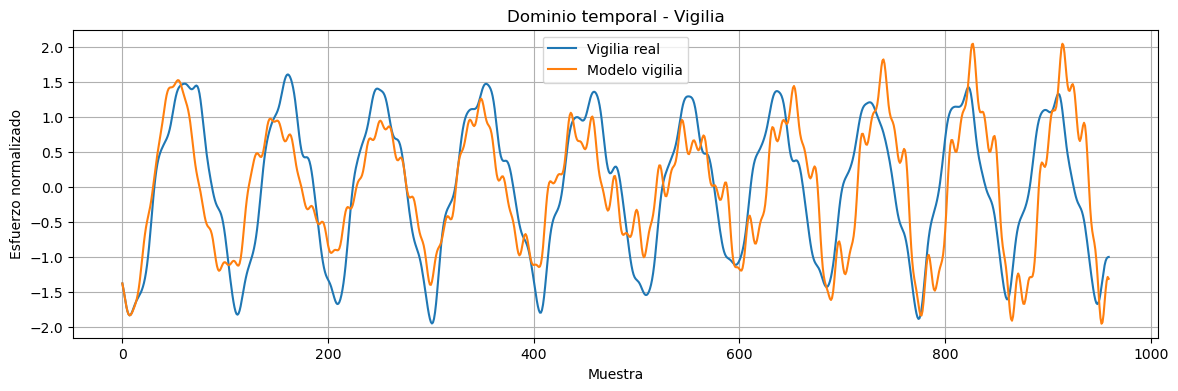
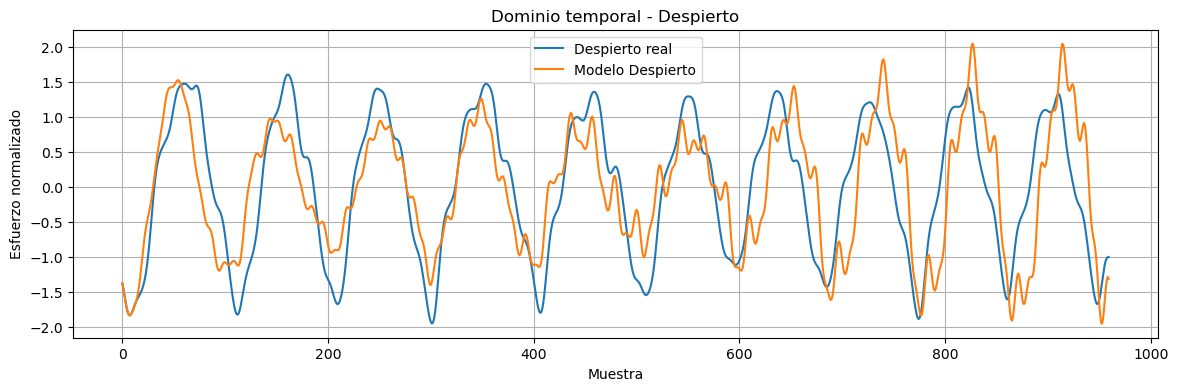
The notebook cell's code change between the first figure and the second:
--- before
+++ after
@@ -1,8 +1,6 @@
-# ==========================================================
-# RESPUESTA TEMPORAL: VIGILIA vs SUEÑO
-# ==========================================================
+# RESPUESTA TEMPORAL: DESPIERTO  vs SUEÑO
 
-# Predicción en vigilia (modelo base)
-y_vigilia_sim = simular_modelo(
+# Predicción en despierto (modelo base)
+y_despierto_sim = simular_modelo(
     u1_n,
     y1_n,
@@ -23,12 +21,10 @@
 )
 
-# ==========================================================
 # GRÁFICAS TEMPORALES
-# ==========================================================
 
 plt.figure(figsize=(14,4))
-plt.plot(y1_n, label="Vigilia real")
-plt.plot(y_vigilia_sim, label="Modelo vigilia")
-plt.title("Dominio temporal - Vigilia")
+plt.plot(y1_n, label="Despierto real")
+plt.plot(y_despierto_sim, label="Modelo Despierto")
+plt.title("Dominio temporal - Despierto")
 plt.xlabel("Muestra")
 plt.ylabel("Esfuerzo normalizado")

Commit: Analisis actividad 3 y 4